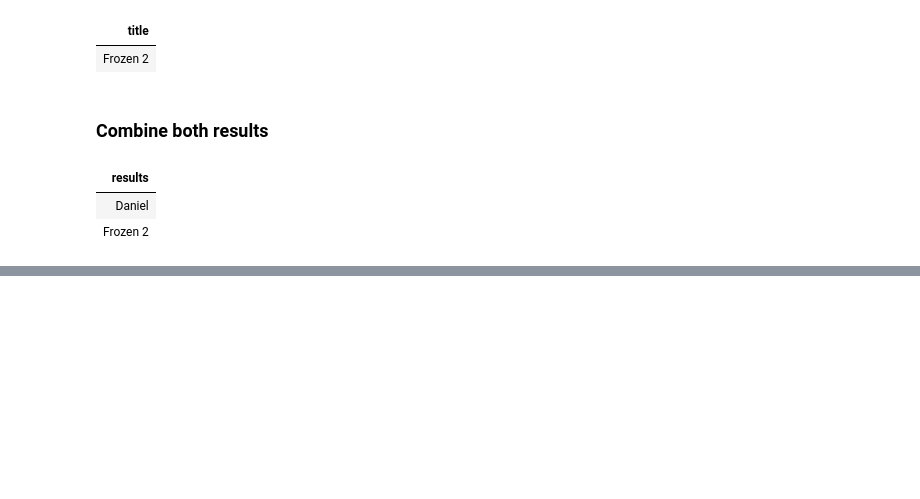
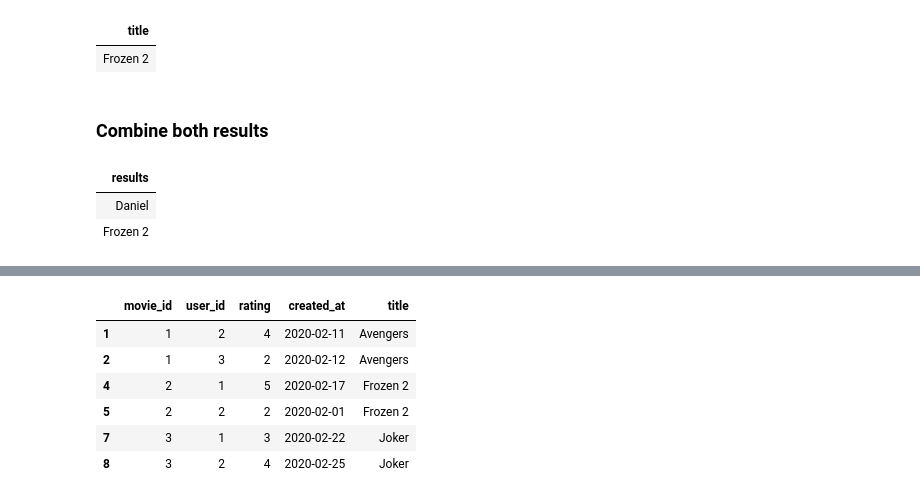
Before and after one commit to benkaan001/mysql_query_lab, a Jupyter notebook: mysql_query_lab/notebooks/leetcode50/06_03_movie_rating.ipynb, the cells around one changed output, grey strips where cells are left out. Drawn from its saved outputs; the diff is of its cells as text; code cells hidden in the pictures; blank space fills up the shorter version.

```diff
--- a/mysql_query_lab/notebooks/leetcode50/06_03_movie_rating.ipynb
+++ b/mysql_query_lab/notebooks/leetcode50/06_03_movie_rating.ipynb
@@ -281,0 +396,10 @@ LIMIT 1)
+# %%
+merged_df[(pd.DatetimeIndex(merged_df['created_at']).month == 2)]
+# %% [output]
+|  | movie_id | user_id | rating | created_at | title |
+| 1 | 1 | 2 | 4 | 2020-02-11 | Avengers |
+| 2 | 1 | 3 | 2 | 2020-02-12 | Avengers |
+| 4 | 2 | 1 | 5 | 2020-02-17 | Frozen 2 |
+| 5 | 2 | 2 | 2 | 2020-02-01 | Frozen 2 |
+| 7 | 3 | 1 | 3 | 2020-02-22 | Joker |
+| 8 | 3 | 2 | 4 | 2020-02-25 | Joker |
```
Also changed, not shown: parts of 17 cells of this notebook.
